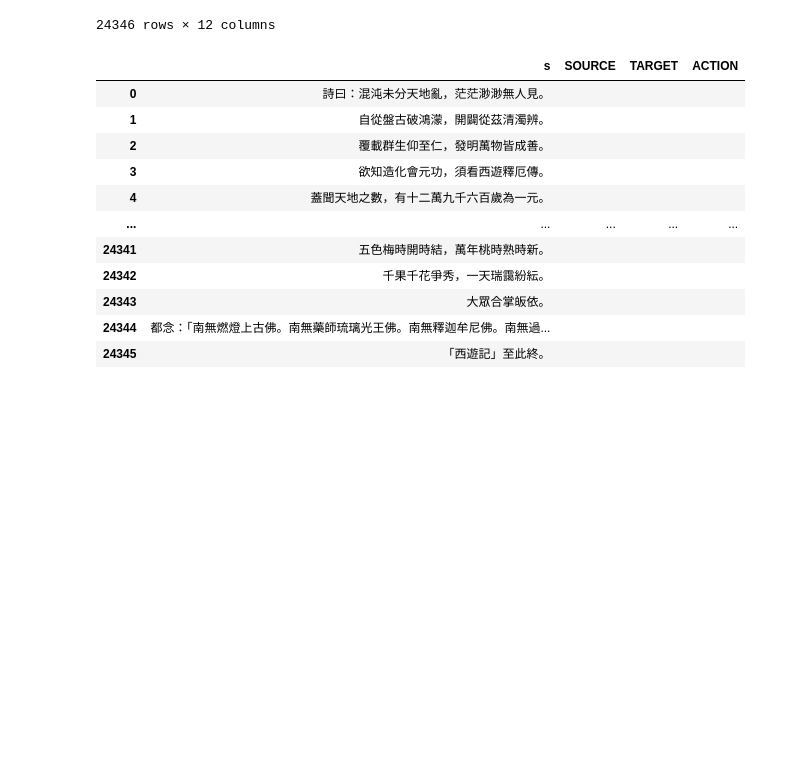
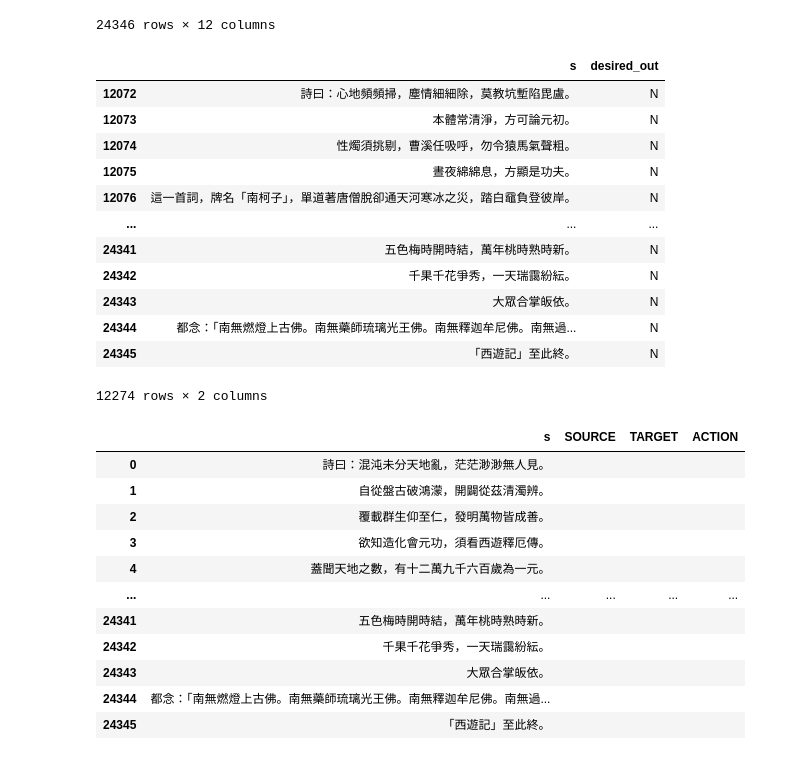
Before and after one commit to BillDin/CBDB_XYJ, a Jupyter notebook: xyj/data_preprocess.ipynb, the cells around one changed output. Cells and saved outputs as stored; diff of their text form; code cells hidden in the pictures; blank space fills up the shorter version.

Commit message:
new data

```diff
--- a/xyj/data_preprocess.ipynb
+++ b/xyj/data_preprocess.ipynb
@@ -20,7 +20,24 @@ df
 # %%
 df.drop('Unnamed: 11', axis=1, inplace=True)
 # %%
-df.iloc[12072:, :]['s'].to_csv('later50.csv', index=False)
+later50 = pd.DataFrame(df.iloc[12072:, :]['s'])
+later50['desired_out'] = 'N'
+later50.to_csv('later50.csv', index=False)
+later50
+# %% [output]
+|  | s | desired_out |
+| 12072 | 詩曰：心地頻頻掃，塵情細細除，莫教坑塹陷毘盧。 | N |
+| 12073 | 本體常清淨，方可論元初。 | N |
+| 12074 | 性燭須挑剔，曹溪任吸呼，勿令猿馬氣聲粗。 | N |
+| 12075 | 晝夜綿綿息，方顯是功夫。 | N |
+| 12076 | 這一首詞，牌名「南柯子」，單道著唐僧脫卻通天河寒冰之災，踏白黿負登彼岸。 | N |
+| ... | ... | ... |
+| 24341 | 五色梅時開時結，萬年桃時熟時新。 | N |
+| 24342 | 千果千花爭秀，一天瑞靄紛紜。 | N |
+| 24343 | 大眾合掌皈依。 | N |
+| 24344 | 都念：「南無燃燈上古佛。南無藥師琉璃光王佛。南無釋迦牟尼佛。南無過... | N |
+| 24345 | 「西遊記」至此終。 | N |
+12274 rows × 2 columns
 # %%
 df = df.loc[:, ['s', 'SOURCE', 'TARGET', 'ACTION']] #, 'P/N']]
 # %%
```
Also changed, not shown: 1 other file.
